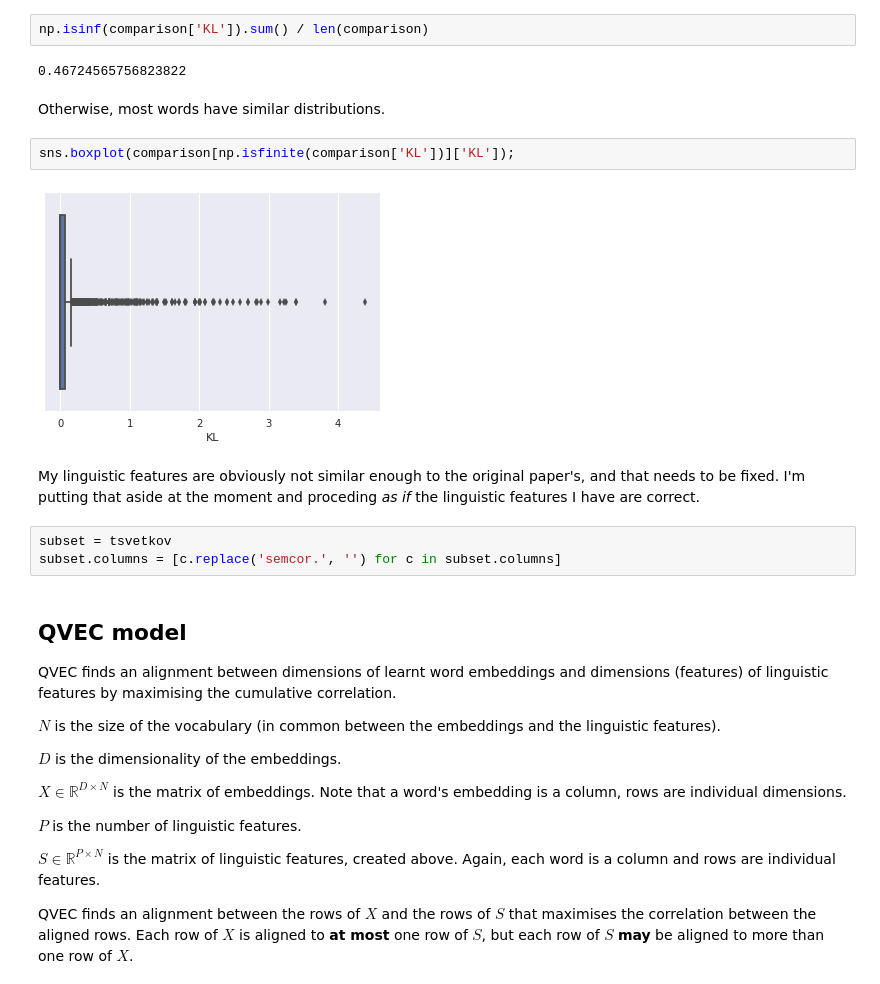
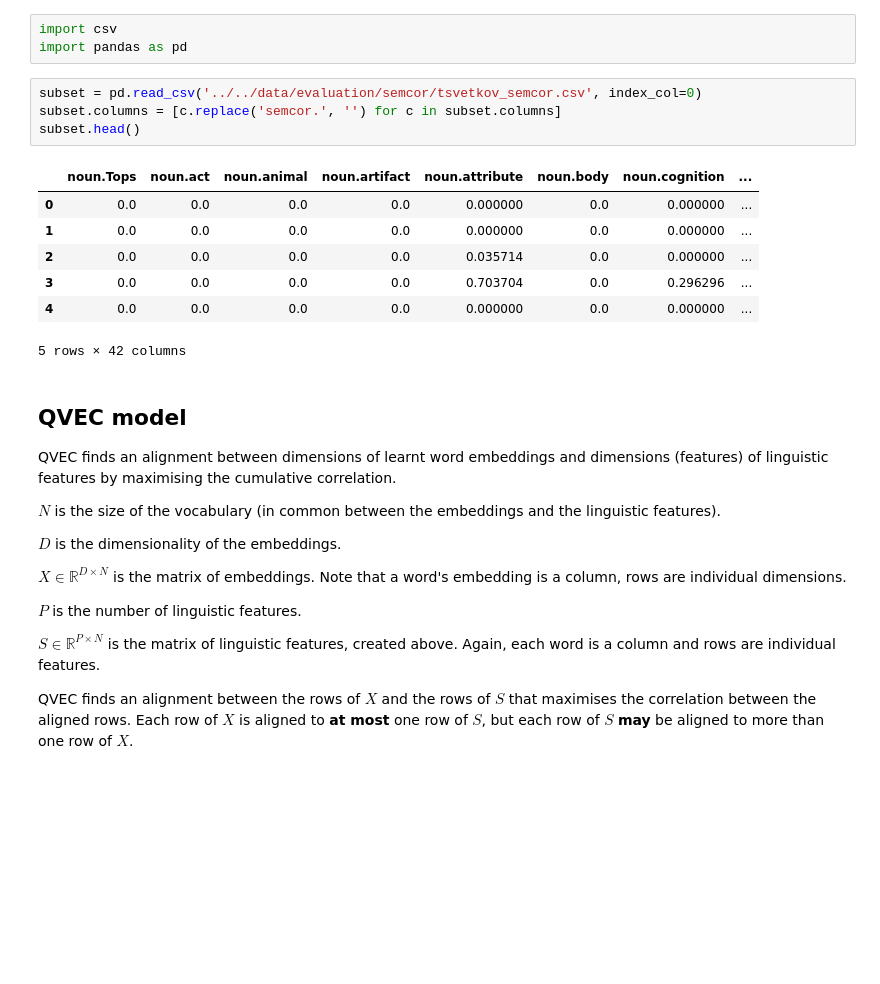
Before and after one commit to geoffbacon/semrep, a Jupyter notebook: semrep/evaluate/qvec/qvec.ipynb, the cells around one changed output. Saved outputs shown, nothing was run; the diff lists cells and outputs as text; blank space fills up the shorter version.

```diff
--- a/semrep/evaluate/qvec/qvec.ipynb
+++ b/semrep/evaluate/qvec/qvec.ipynb
@@ -149,18 +11,18 @@ comparison['KL'] = comparison.apply(KL, axis=1)
-# %%
-np.isinf(comparison['KL']).sum() / len(comparison)
-# %% [output]
-0.46724565756823822
-# %% [markdown]
-Otherwise, most words have similar distributions.
-# %%
-sns.boxplot(comparison[np.isfinite(comparison['KL'])]['KL']);
-# %% [output]
-[figure, removed]
-# %% [markdown]
-My linguistic features are obviously not similar enough to the original paper's, and that needs to be fixed. I'm putting that aside at the moment and proceding *as if* the linguistic features I have are correct.
+# %%
+import csv
+import pandas as pd
 # %%
-subset = tsvetkov
+subset = pd.read_csv('../../data/evaluation/semcor/tsvetkov_semcor.csv', index_col=0)
 subset.columns = [c.replace('semcor.', '') for c in subset.columns]
+subset.head()
+# %% [output]
+|  | noun.Tops | noun.act | noun.animal | noun.artifact | noun.attribute | noun.body | noun.cognition | ... |
+| 0 | 0.0 | 0.0 | 0.0 | 0.0 | 0.000000 | 0.0 | 0.000000 | ... |
+| 1 | 0.0 | 0.0 | 0.0 | 0.0 | 0.000000 | 0.0 | 0.000000 | ... |
+| 2 | 0.0 | 0.0 | 0.0 | 0.0 | 0.035714 | 0.0 | 0.000000 | ... |
+| 3 | 0.0 | 0.0 | 0.0 | 0.0 | 0.703704 | 0.0 | 0.296296 | ... |
+| 4 | 0.0 | 0.0 | 0.0 | 0.0 | 0.000000 | 0.0 | 0.000000 | ... |
+5 rows × 42 columns
 # %% [markdown]
 ## QVEC model
 
```
Also changed, not shown: parts of 28 cells of this notebook, 8 other files.
